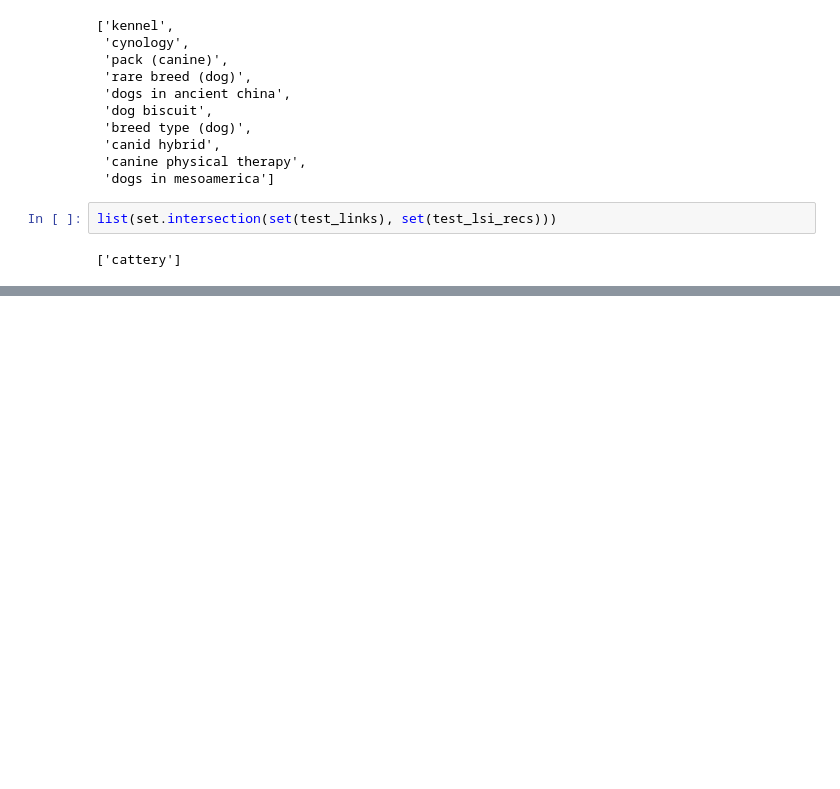
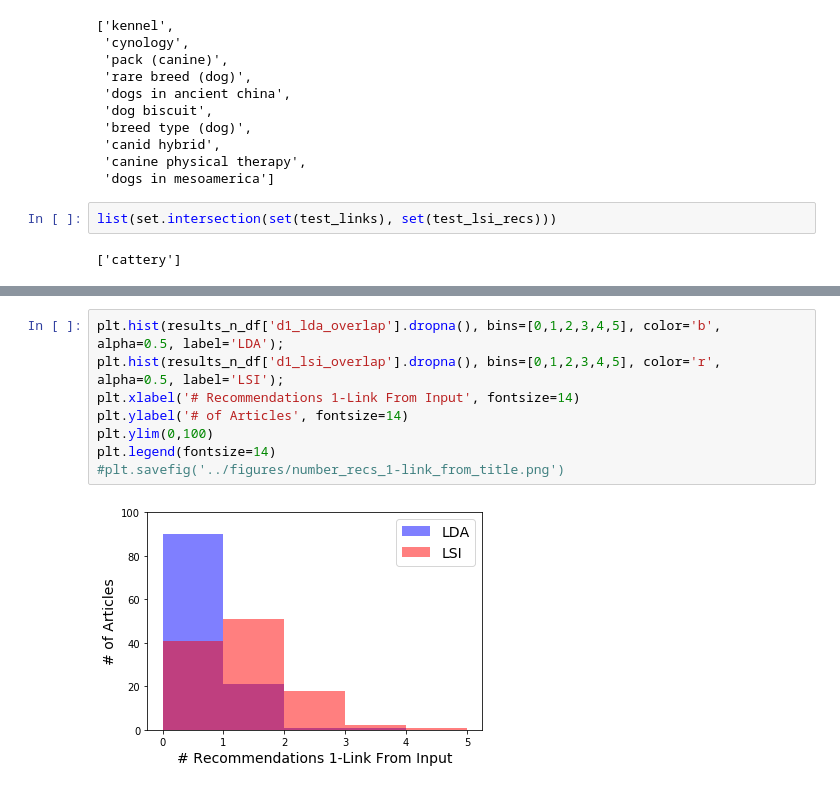
Before and after one commit to hannahlb/CDIPS_Content_Rec, a Jupyter notebook: katie/evaluate_semantic_models.ipynb, the cells around one changed output, grey strips where cells are left out. Drawn from its saved outputs; the diff is of its cells as text; blank space fills up the shorter version.

```diff
--- a/katie/evaluate_semantic_models.ipynb
+++ b/katie/evaluate_semantic_models.ipynb
@@ -151,0 +198,10 @@ test_dict = get_overlap_of_results_and_links(test_ind)
+# %%
+plt.hist(results_n_df['d1_lda_overlap'].dropna(), bins=[0,1,2,3,4,5], color='b', alpha=0.5, label='LDA');
+plt.hist(results_n_df['d1_lsi_overlap'].dropna(), bins=[0,1,2,3,4,5], color='r', alpha=0.5, label='LSI');
+plt.xlabel('# Recommendations 1-Link From Input', fontsize=14)
+plt.ylabel('# of Articles', fontsize=14)
+plt.ylim(0,100)
+plt.legend(fontsize=14)
+#plt.savefig('../figures/number_recs_1-link_from_title.png')
+# %% [output]
+[figure, added]
```
Also changed, not shown: parts of 9 cells of this notebook, 6 other files.
